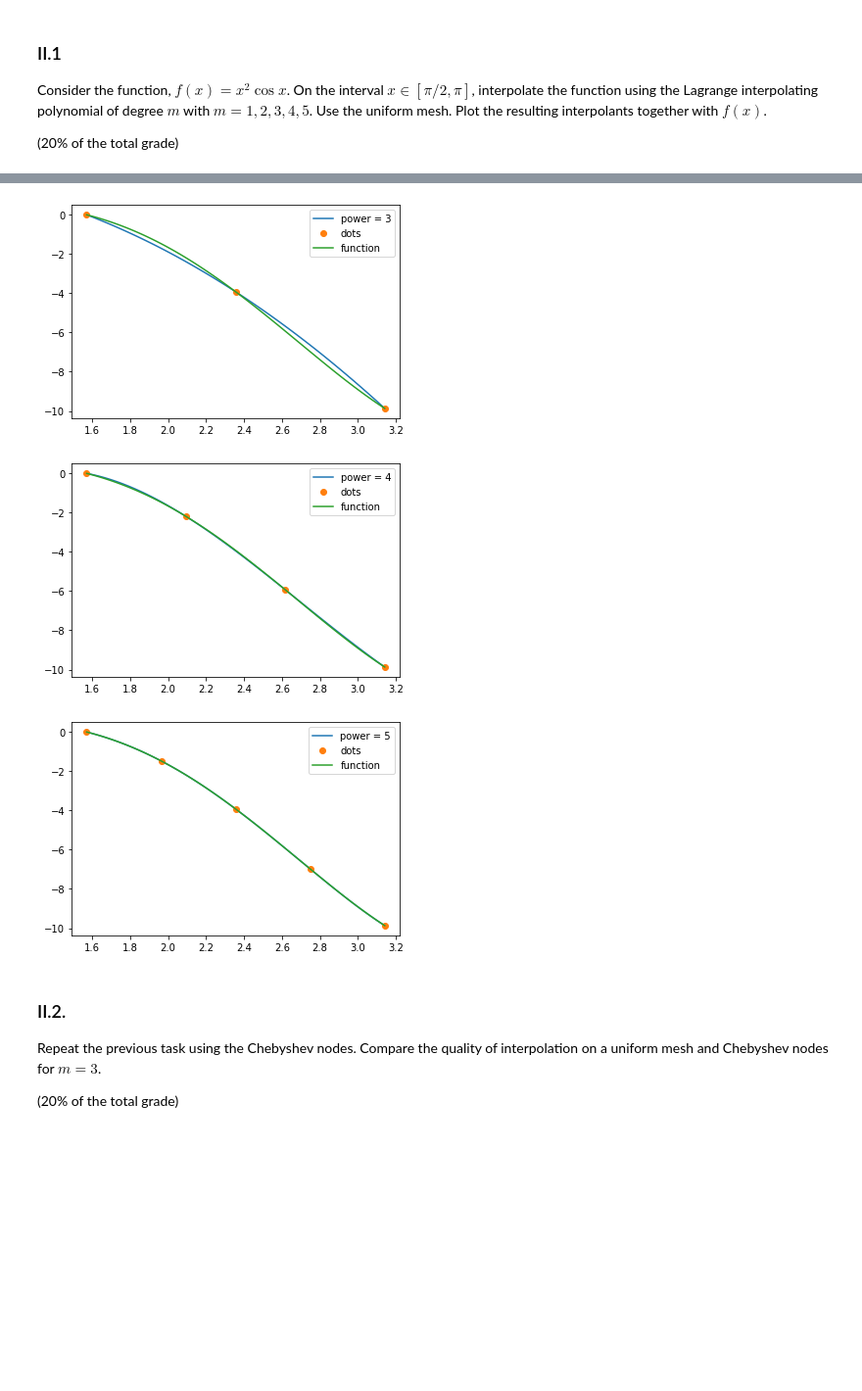
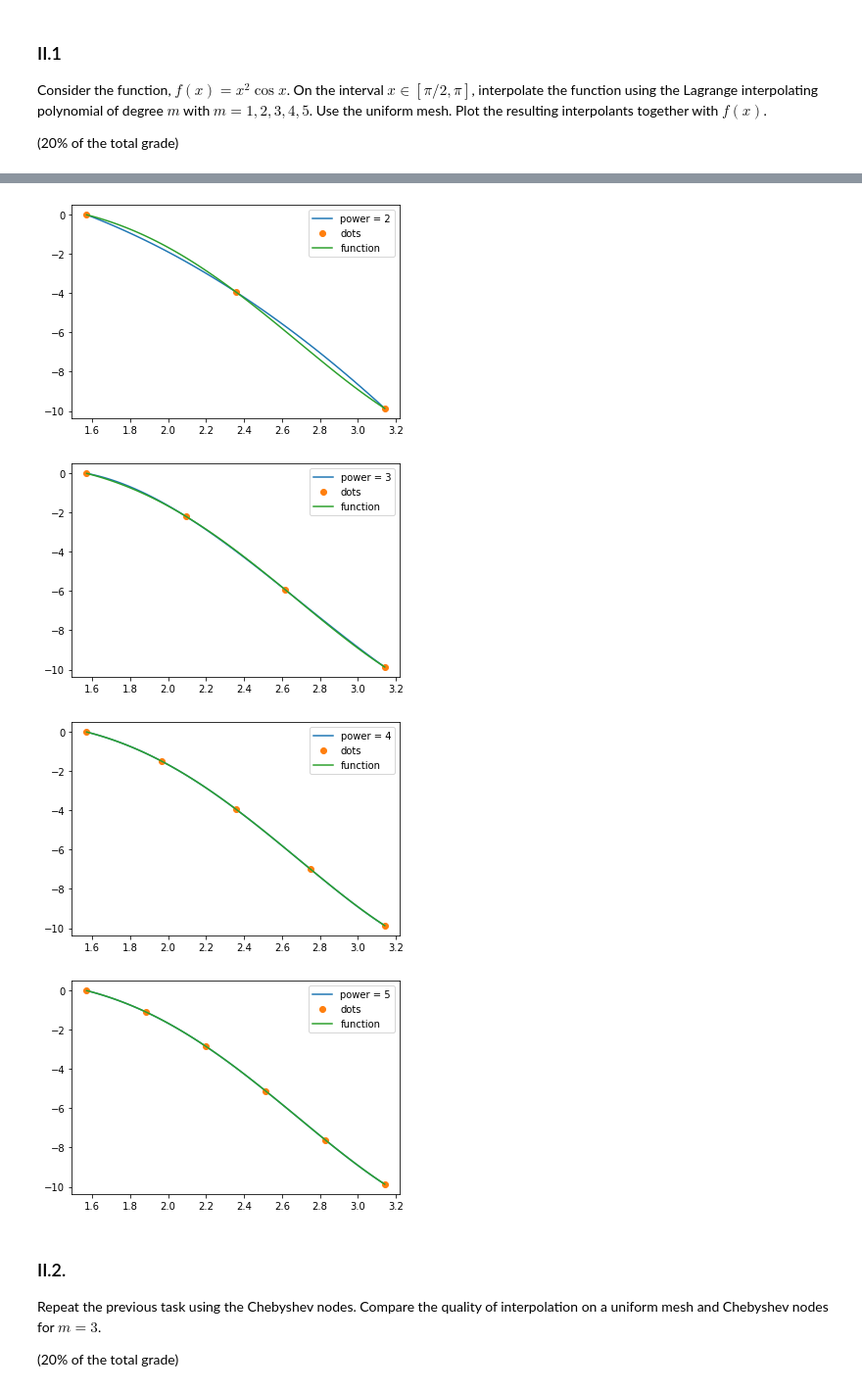
Before and after one commit to arpolkin/CP2020, a Jupyter notebook: week_5_intep_approx.ipynb, the cells around one changed output, grey strips where cells are left out. Shown at 98% size. Saved outputs shown, nothing was run; the diff lists cells and outputs as text; code cells hidden in the pictures; blank space fills up the shorter version.

```diff
--- a/week_5_intep_approx.ipynb
+++ b/week_5_intep_approx.ipynb
@@ -148,35 +148,36 @@ def lag_poly(X,x0,y0):
     y = np.asarray(y0)
     n = x.shape[0]
     L = 0.
     l = 1.
     for i in range(n):
         l=1.
         for j in range(n):
             if i!=j:
                 l *= (X-x[j])/(x[i]-x[j])
         L += y[i]*l
     if n!=1:
         return L
     else:
         return L*np.ones_like(X)
 
 x_grid = np.linspace(np.pi/2,np.pi, 100)
 y_grid = (x_grid**2)*np.cos(x_grid)
-for m in range(1,6):
+for m in range(1,7):
     x_int = np.linspace(np.pi/2,np.pi, m)
     y_int = (x_int**2)*np.cos(x_int)
     #print(lag_poly(x_grid, x_int, y_int))
-    plt.plot(x_grid, lag_poly(x_grid, x_int, y_int), label = "power = {}".format(m))
+    plt.plot(x_grid, lag_poly(x_grid, x_int, y_int), label = "power = {}".format(m-1))
     plt.plot(x_int, y_int, "o", label ="dots")
     plt.plot(x_grid, y_grid, label="function")
     plt.legend()
     plt.show()
 # %% [output]
 [figure]
 [figure]
 [figure]
 [figure]
 [figure]
+[figure, added]
 # %% [markdown]
 ### II.2.
 
```
Also changed, not shown: parts of 3 cells of this notebook.
